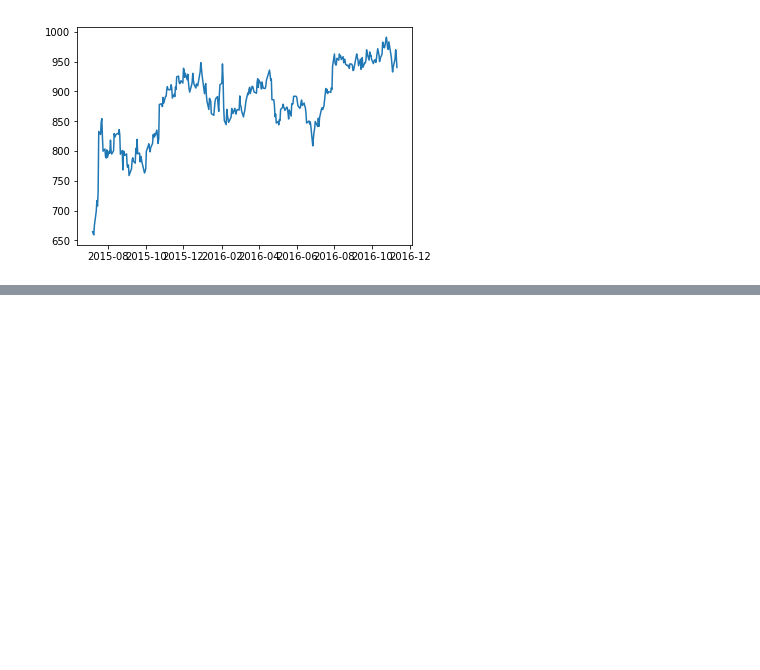
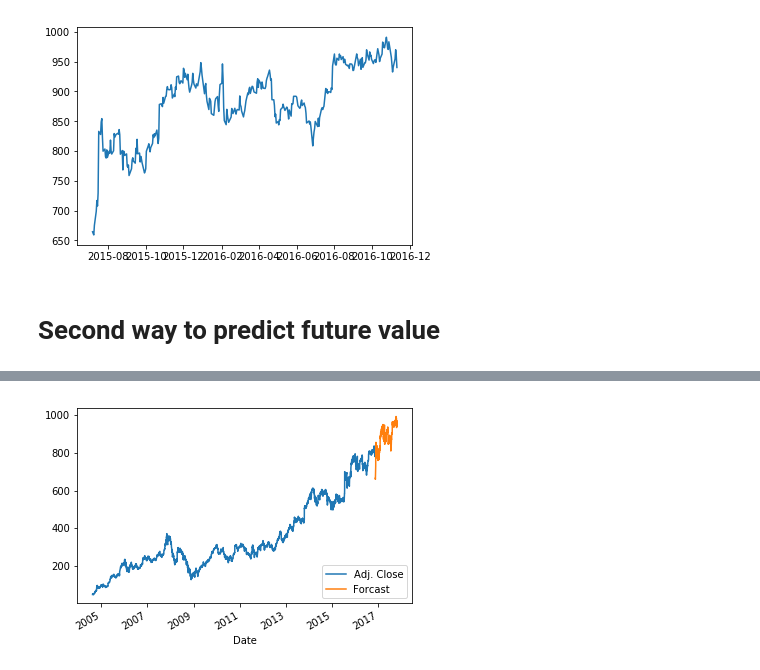
Before and after one commit to psy007/Data-Analysis-Garbage, a Jupyter notebook: Time series Linear Regression Prediction.ipynb, the cells around one changed output, grey strips where cells are left out. Saved outputs shown, nothing was run; the diff lists cells and outputs as text; code cells hidden in the pictures; blank space fills up the shorter version.

```diff
--- a/Practicle Machine Learning .ipynb
+++ b/Time series Linear Regression Prediction.ipynb
@@ -77,3 +77,4 @@ clf.fit(X_train, y_train)
 Accuracy  = clf.score(X_test, y_test)
 Forcast_set = clf.predict(X_lately)
 #print(Forcast_set, Accuracy, forcast_out)
+data['Forcast']= np.nan
@@ -93,3 +96,24 @@ plt.xlable = "Forcasted Value"
 plt.show()
 # %% [output]
 [figure]
+# %% [markdown]
+# Second way to predict future value
+# %%
+Last_Date = data.iloc[-1].name
+Last_Unix = Last_Date.timestamp()
+one_day = 86400
+Next_Unix = Last_Unix + one_day
+
+for i in Forcast_set:
+    Next_date = datetime.datetime.fromtimestamp(Next_Unix)
+    Next_Unix += one_day
+    data.loc[Next_date]= [np.nan for _ in range(len(data.columns)-1)]+ [i]
+
+print(data.tail())
+data['Adj. Close'].plot()
+data['Forcast'].plot()
+plt.legend(loc=4)
+plt.xlable = 'Date'
+plt.ylable = 'price'
+plt.show()
+# %% [output]
@@ -95,0 +135 @@ plt.show()
+[figure, added]
```
Also changed, not shown: parts of 2 cells of this notebook.
